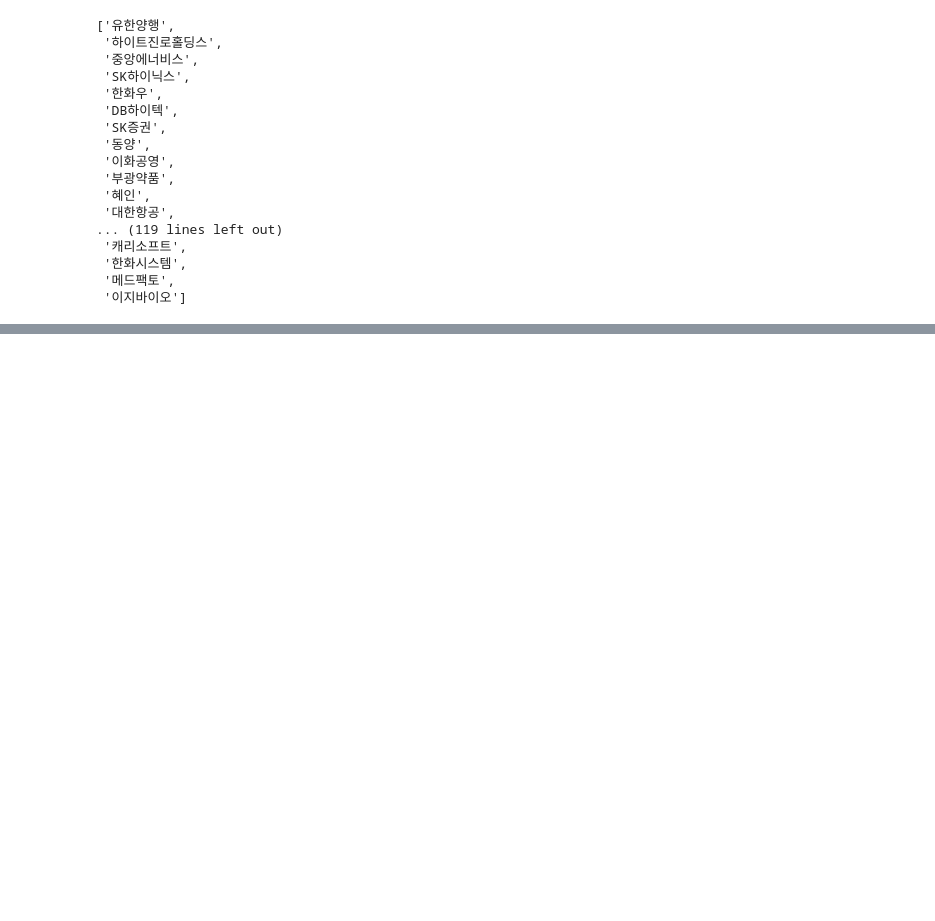
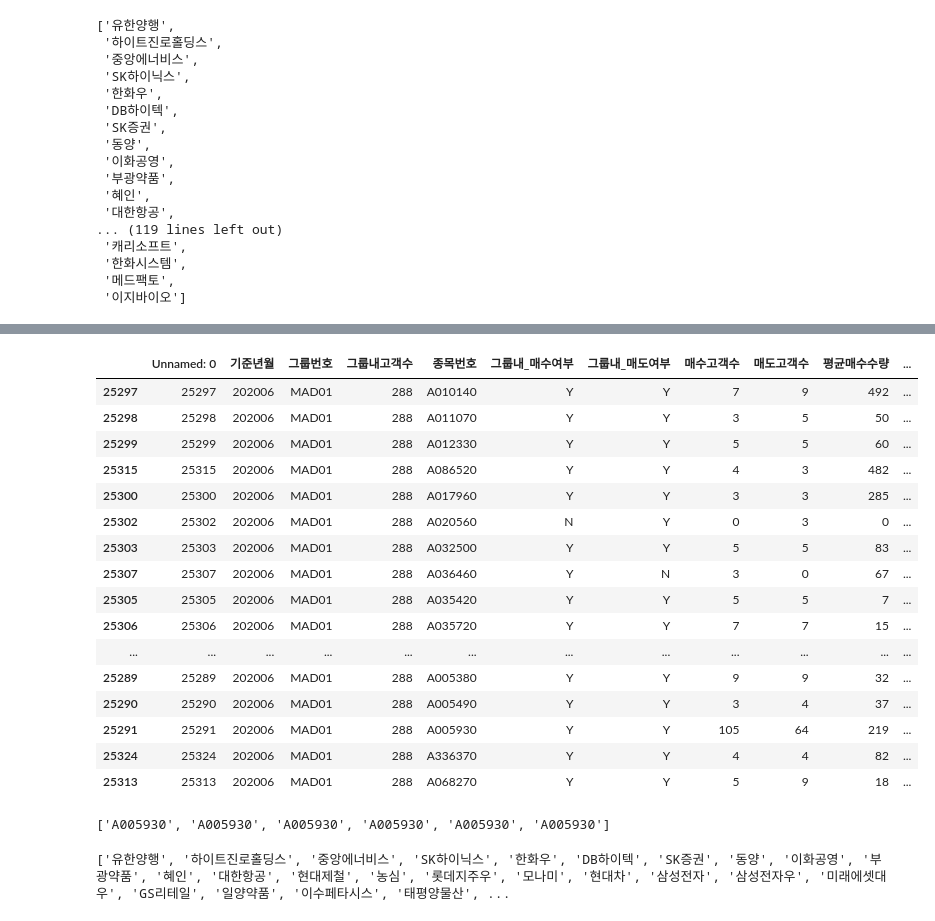
Before and after one commit to NahahaNahaha/Stock_MiraeAsset, a Jupyter notebook: ML_mirae.ipynb, the cells around one changed output, grey strips where cells are left out. Saved outputs shown, nothing was run; the diff lists cells and outputs as text; code cells hidden in the pictures; blank space fills up the shorter version.

```diff
--- a/ML_mirae.ipynb
+++ b/ML_mirae.ipynb
@@ -191,0 +268,2 @@ dtype: int64
+# %%
+pre_train_feature = [g[1] for g in grouper[0].groupby(['기준년월'])]
@@ -191,0 +284,20 @@ dtype: int64
+# %%
+pre_train_feature[11]
+# %% [output]
+|  | Unnamed: 0 | 기준년월 | 그룹번호 | 그룹내고객수 | 종목번호 | 그룹내_매수여부 | 그룹내_매도여부 | 매수고객수 | 매도고객수 | 평균매수수량 | ... |
+| 25297 | 25297 | 202006 | MAD01 | 288 | A010140 | Y | Y | 7 | 9 | 492 | ... |
+| 25298 | 25298 | 202006 | MAD01 | 288 | A011070 | Y | Y | 3 | 5 | 50 | ... |
+| 25299 | 25299 | 202006 | MAD01 | 288 | A012330 | Y | Y | 5 | 5 | 60 | ... |
+| 25315 | 25315 | 202006 | MAD01 | 288 | A086520 | Y | Y | 4 | 3 | 482 | ... |
+| 25300 | 25300 | 202006 | MAD01 | 288 | A017960 | Y | Y | 3 | 3 | 285 | ... |
+| 25302 | 25302 | 202006 | MAD01 | 288 | A020560 | N | Y | 0 | 3 | 0 | ... |
+| 25303 | 25303 | 202006 | MAD01 | 288 | A032500 | Y | Y | 5 | 5 | 83 | ... |
+| 25307 | 25307 | 202006 | MAD01 | 288 | A036460 | Y | N | 3 | 0 | 67 | ... |
+| 25305 | 25305 | 202006 | MAD01 | 288 | A035420 | Y | Y | 5 | 5 | 7 | ... |
+| 25306 | 25306 | 202006 | MAD01 | 288 | A035720 | Y | Y | 7 | 7 | 15 | ... |
+| ... | ... | ... | ... | ... | ... | ... | ... | ... | ... | ... | ... |
+| 25289 | 25289 | 202006 | MAD01 | 288 | A005380 | Y | Y | 9 | 9 | 32 | ... |
+| 25290 | 25290 | 202006 | MAD01 | 288 | A005490 | Y | Y | 3 | 4 | 37 | ... |
+| 25291 | 25291 | 202006 | MAD01 | 288 | A005930 | Y | Y | 105 | 64 | 219 | ... |
+| 25324 | 25324 | 202006 | MAD01 | 288 | A336370 | Y | Y | 4 | 4 | 82 | ... |
+| 25313 | 25313 | 202006 | MAD01 | 288 | A068270 | Y | Y | 5 | 9 | 18 | ... |
@@ -191,0 +311,8 @@ dtype: int64
+# %%
+pre_train_target_variable #가장 많이 매수한 종목..
+# %% [output]
+['A005930', 'A005930', 'A005930', 'A005930', 'A005930', 'A005930']
+# %%
+print(Answer)
+# %% [output]
+['유한양행', '하이트진로홀딩스', '중앙에너비스', 'SK하이닉스', '한화우', 'DB하이텍', 'SK증권', '동양', '이화공영', '부광약품', '혜인', '대한항공', '현대제철', '농심', '롯데지주우', '모나미', '현대차', '삼성전자', '삼성전자우', '미래에셋대우', 'GS리테일', '일양약품', '이수페타시스', '태평양물산', ...
```
Also changed, not shown: parts of 30 cells of this notebook.
